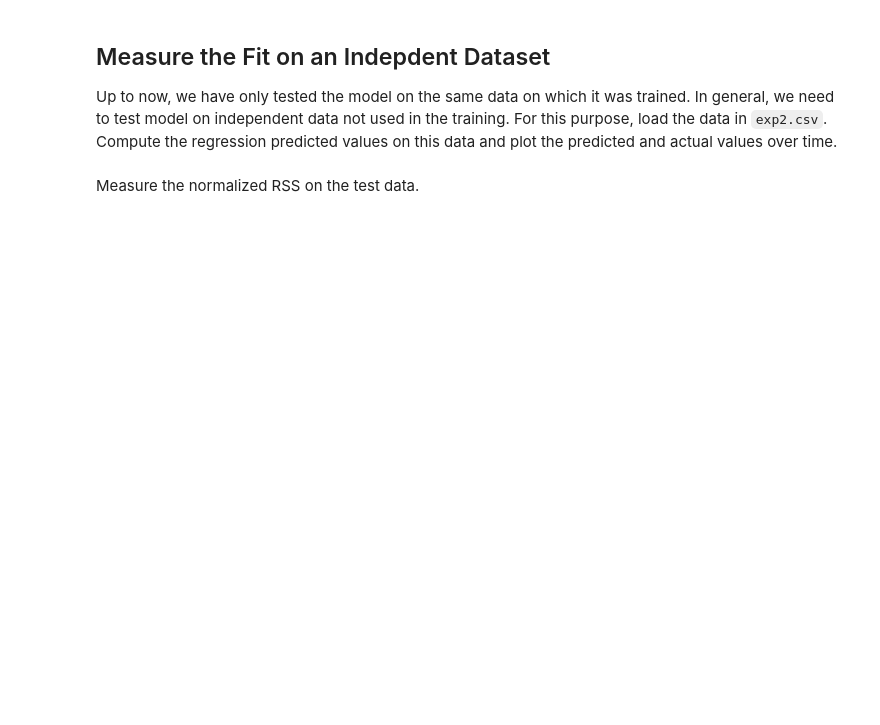
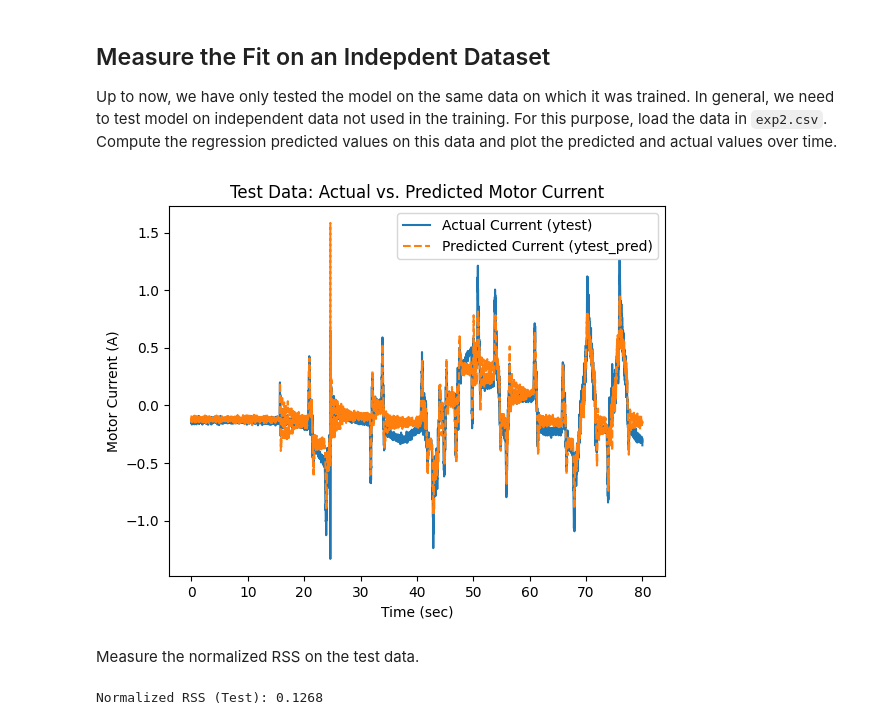
Before and after one commit to rsandu1/MachineLearningLab1, a Jupyter notebook: lab_robot_calib.ipynb, the cells around one changed output. Drawn from its saved outputs; the diff is of its cells as text; code cells hidden in the pictures; blank space fills up the shorter version.

```diff
--- a/lab_robot_calib.ipynb
+++ b/lab_robot_calib.ipynb
@@ -88,2 +143,25 @@ Up to now, we have only tested the model on the same data on which it was traine
+# %%
+# TODO
+#Load test data
+df_test = pd.read_csv("exp2.csv", names=names, index_col=0)
+
+# Extract test features and labels
+Xtest = df_test[['q2', 'dq2', 'eps21', 'eps22', 'eps31', 'eps32', 'ddq2']]
+ytest = df_test['I2']
+
+# Predict on test data
+ytest_pred = regr.predict(Xtest)
+
+# Plot predictions vs. actual data
+t_test = df_test.index
+plt.plot(t_test, ytest, label='Actual Current (ytest)')
+plt.plot(t_test, ytest_pred, label='Predicted Current (ytest_pred)', linestyle='--')
+plt.xlabel('Time (sec)')
+plt.ylabel('Motor Current (A)')
+plt.legend()
+plt.title('Test Data: Actual vs. Predicted Motor Current')
+plt.show()
+# %% [output]
+[figure, added]
 # %% [markdown]
 Measure the normalized RSS on the test data.
@@ -92,0 +168,12 @@ Measure the normalized RSS on the test data.
+# %%
+# TODO
+# RSS_test = ...
+RSS_test = np.sum((ytest - ytest_pred) ** 2)
+n_test = len(ytest)
+s_ytest2 = np.var(ytest, ddof=1)
+normalized_RSS_test = RSS_test / (n_test * s_ytest2)
+
+
+print(f"Normalized RSS (Test): {normalized_RSS_test:.4f}")
+# %% [output]
+Normalized RSS (Test): 0.1268
```
Also changed, not shown: parts of 15 cells of this notebook, 2 other files.
